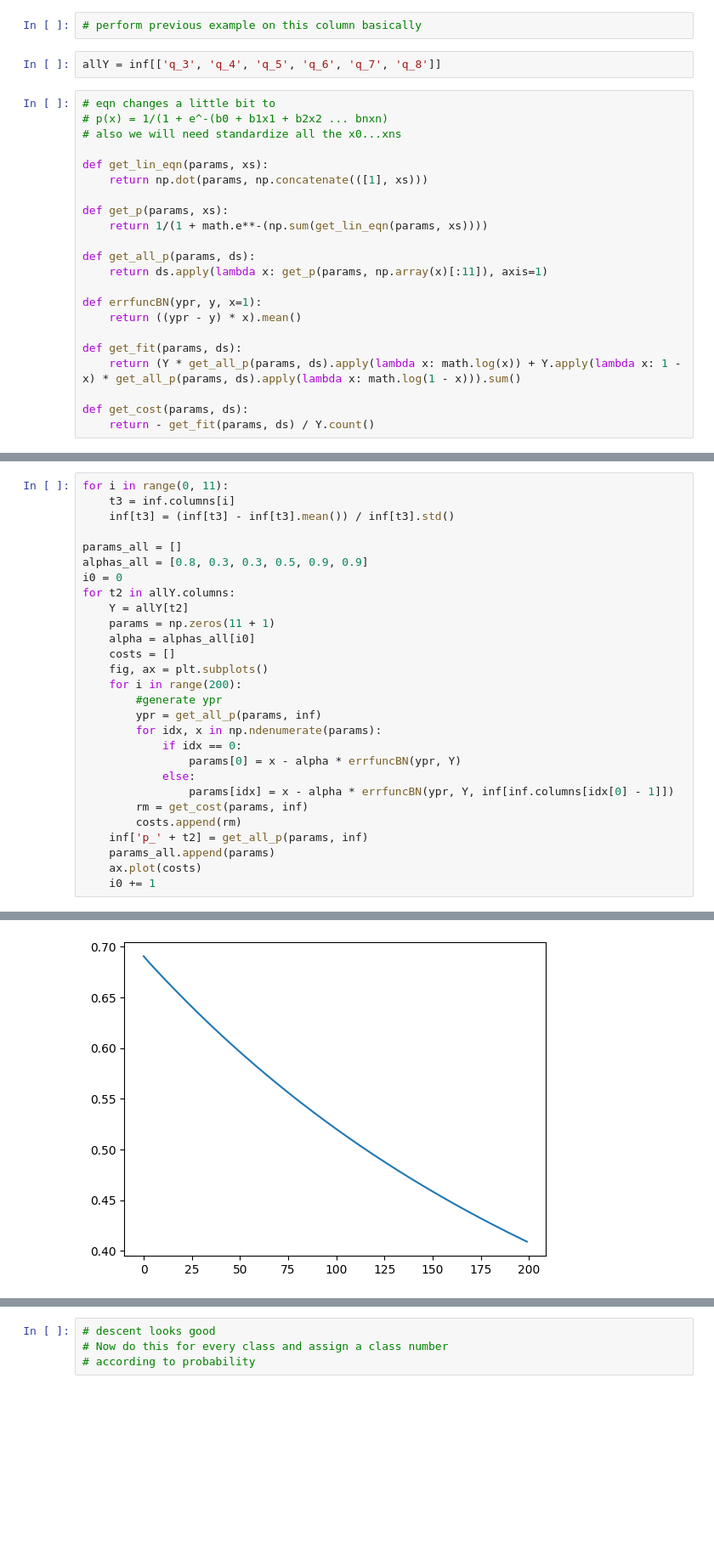
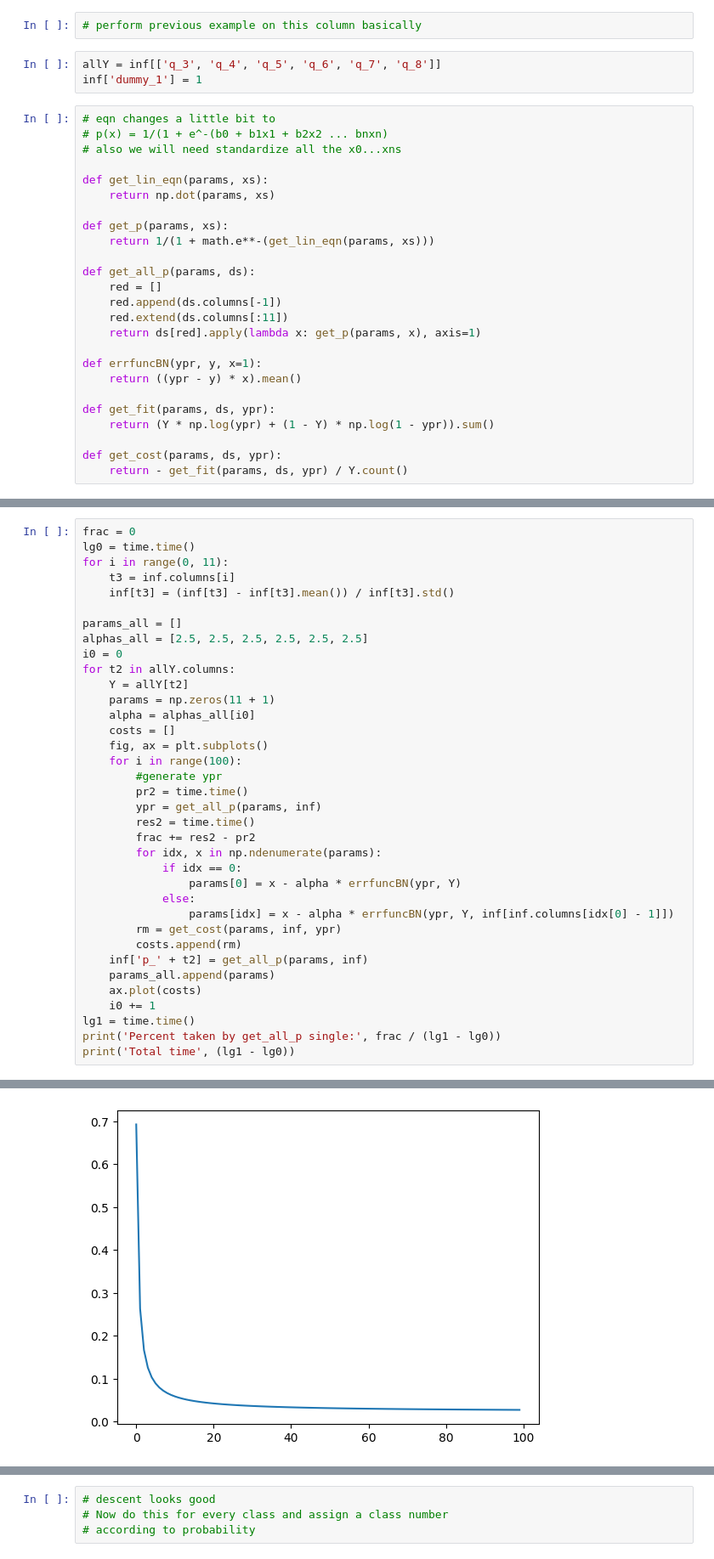
Before and after one commit to fa993/ml-notebooks, a Jupyter notebook: LogRegMulti.ipynb, the cells around one changed output, grey strips where cells are left out. Shown at 85% size. Saved outputs shown, nothing was run; the diff lists cells and outputs as text; blank space fills up the shorter version.

```diff
--- a/LogRegMulti.ipynb
+++ b/LogRegMulti.ipynb
@@ -162,26 +163,30 @@ inf['q_8'] = inf['quality'] == 8
 # perform previous example on this column basically
 # %%
 allY = inf[['q_3', 'q_4', 'q_5', 'q_6', 'q_7', 'q_8']]
+inf['dummy_1'] = 1
 # %%
 # eqn changes a little bit to
 # p(x) = 1/(1 + e^-(b0 + b1x1 + b2x2 ... bnxn)
 # also we will need standardize all the x0...xns
 
 def get_lin_eqn(params, xs):
-    return np.dot(params, np.concatenate(([1], xs)))
+    return np.dot(params, xs)
 
 def get_p(params, xs):
-    return 1/(1 + math.e**-(np.sum(get_lin_eqn(params, xs))))
+    return 1/(1 + math.e**-(get_lin_eqn(params, xs)))
 
 def get_all_p(params, ds):
-    return ds.apply(lambda x: get_p(params, np.array(x)[:11]), axis=1)
+    red = []
+    red.append(ds.columns[-1])
+    red.extend(ds.columns[:11])
+    return ds[red].apply(lambda x: get_p(params, x), axis=1)
 
 def errfuncBN(ypr, y, x=1):
     return ((ypr - y) * x).mean()
 
-def get_fit(params, ds):
-    return (Y * get_all_p(params, ds).apply(lambda x: math.log(x)) + Y.apply(lambda x: 1 - x) * get_all_p(params, ds).apply(lambda x: math.log(1 - x))).sum()
+def get_fit(params, ds, ypr):
+    return (Y * np.log(ypr) + (1 - Y) * np.log(1 - ypr)).sum()
 
-def get_cost(params, ds):
-    return - get_fit(params, ds) / Y.count()
+def get_cost(params, ds, ypr):
+    return - get_fit(params, ds, ypr) / Y.count()
 # %%
@@ -202,10 +199,12 @@ Name: fixed acidity, Length: 1199, dtype: float64
 # %%
+frac = 0
+lg0 = time.time()
 for i in range(0, 11):
     t3 = inf.columns[i]
     inf[t3] = (inf[t3] - inf[t3].mean()) / inf[t3].std()
 
 params_all = []
-alphas_all = [0.8, 0.3, 0.3, 0.5, 0.9, 0.9]
+alphas_all = [2.5, 2.5, 2.5, 2.5, 2.5, 2.5]
 i0 = 0
 for t2 in allY.columns:
     Y = allY[t2]
@@ -213,18 +212,24 @@ for t2 in allY.columns:
     alpha = alphas_all[i0]
     costs = []
     fig, ax = plt.subplots()
-    for i in range(200):
+    for i in range(100):
         #generate ypr
+        pr2 = time.time()
         ypr = get_all_p(params, inf)
+        res2 = time.time()
+        frac += res2 - pr2
         for idx, x in np.ndenumerate(params):
             if idx == 0:
                 params[0] = x - alpha * errfuncBN(ypr, Y)
             else:
                 params[idx] = x - alpha * errfuncBN(ypr, Y, inf[inf.columns[idx[0] - 1]])
-        rm = get_cost(params, inf)
+        rm = get_cost(params, inf, ypr)
         costs.append(rm)
     inf['p_' + t2] = get_all_p(params, inf)
     params_all.append(params)
     ax.plot(costs)
     i0 += 1
+lg1 = time.time()
+print('Percent taken by get_all_p single:', frac / (lg1 - lg0))
+print('Total time', (lg1 - lg0))
 # %% [output]
@@ -231 +238 @@ for t2 in allY.columns:
-[figure, old version]
+[figure, new version]
```
Also changed, not shown: parts of 17 cells of this notebook, 2 other files.
